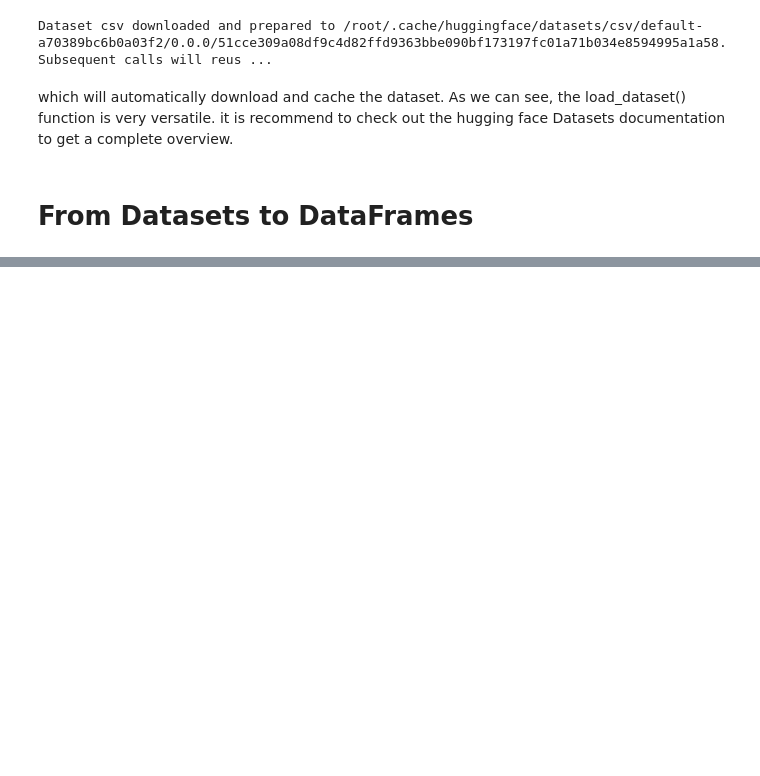
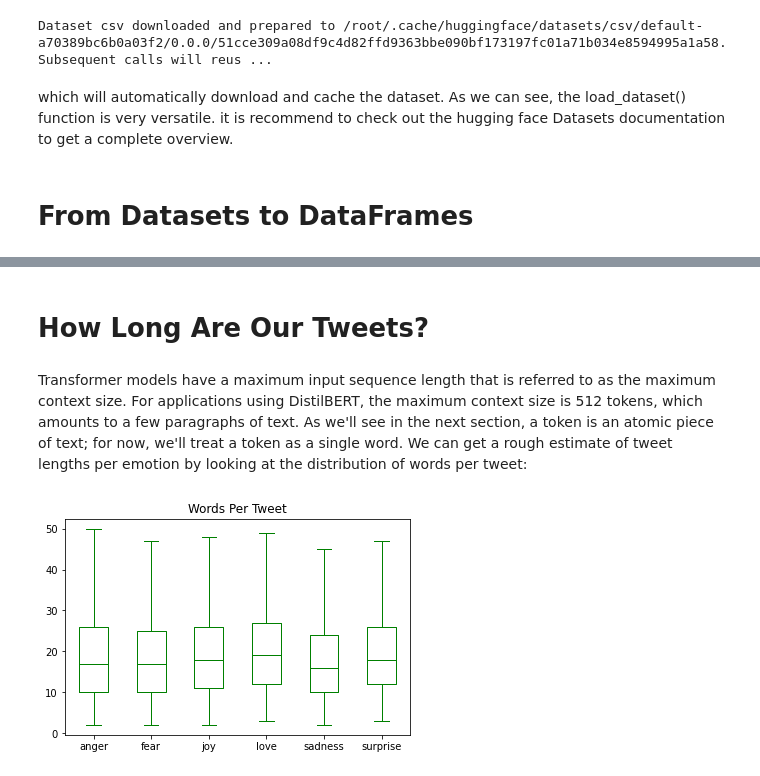
Before and after one commit to muhammadaarif-9/huggingface, a Jupyter notebook: 02_classification.ipynb, the cells around one changed output, grey strips where cells are left out. Cells and saved outputs as stored; diff of their text form; code cells hidden in the pictures; blank space fills up the shorter version.

```diff
--- a/02_classification.ipynb
+++ b/02_classification.ipynb
@@ -142,0 +217,13 @@ which will automatically download and cache the dataset. As we can see, the load
+# %% [markdown]
+# How Long Are Our Tweets?
+# %% [markdown]
+Transformer models have a maximum input sequence length that is referred to as the maximum context size. For applications using DistilBERT, the maximum context size is 512 tokens, which amounts to a few paragraphs of text. As we'll see in the next section, a token is an atomic piece of text; for now, we'll treat a token as a single word. We can get a rough estimate of tweet lengths per emotion by looking at the distribution of words per tweet:
+# %%
+df["Words Per Tweet"] = df["text"].str.split().apply(len)
+df.boxplot("Words Per Tweet", by="label_name", grid=False, showfliers=False,
+           color="green")
+plt.suptitle("")
+plt.xlabel("")
+plt.show()
+# %% [output]
+[figure, added]
```
Also changed, not shown: parts of 83 cells of this notebook.
